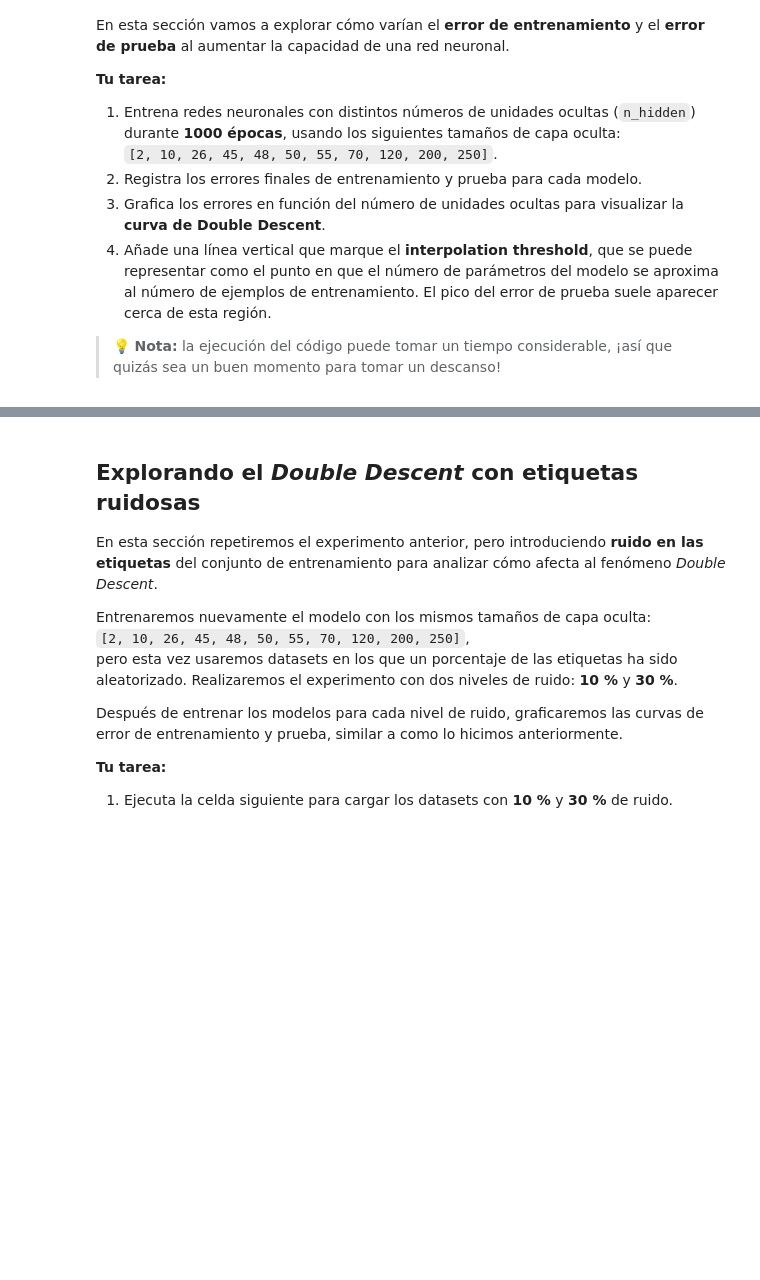
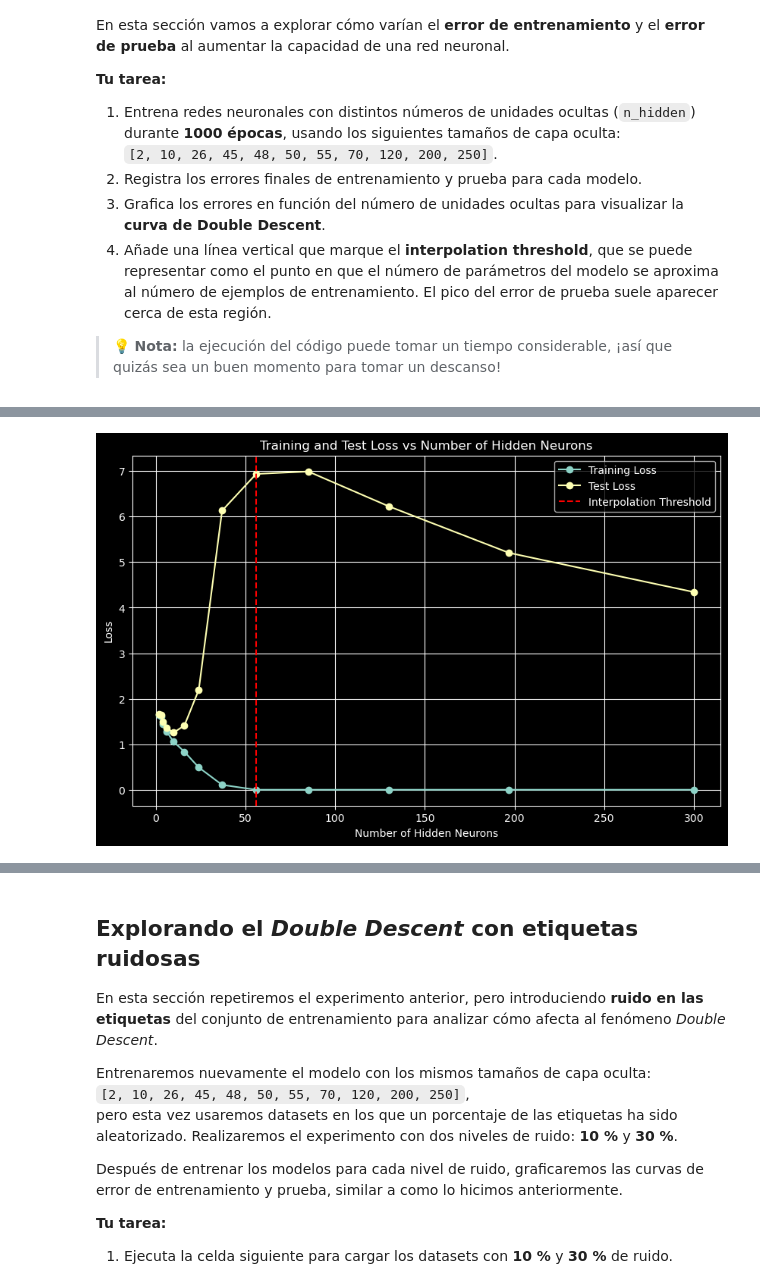
Before and after one commit to joacoguerrae/modelos_dl, a Jupyter notebook: Entrega 2/Notebook_Double_Descent.ipynb, the cells around one changed output, grey strips where cells are left out. Saved outputs shown, nothing was run; the diff lists cells and outputs as text; code cells hidden in the pictures; blank space fills up the shorter version.

```diff
--- a/Entrega 2/Notebook_Double_Descent.ipynb
+++ b/Entrega 2/Notebook_Double_Descent.ipynb
@@ -147,0 +248,5 @@ En esta sección vamos a explorar cómo varían el **error de entrenamiento** y
+# %%
+# Generamos lista de neuronas en espacio geometrico
+
+hidden_neurons_list = np.geomspace(2, 300, dtype=int, num=13)
+print("Hidden Neurons List:", hidden_neurons_list)
@@ -147,0 +255,17 @@ En esta sección vamos a explorar cómo varían el **error de entrenamiento** y
+# %%
+# Entrenamos y evaluamos modelos con diferentes números de neuronas ocultas
+#hidden_neurons_list = [2, 10, 26, 45, 48, 50, 55, 70, 120, 200, 250]
+
+train_losses = []
+test_losses = []
+train_accuracies = []
+test_accuracies = []
+
+for n_hidden in hidden_neurons_list:
+    print(f'Training model with {n_hidden} hidden neurons...')
+    model = get_model(n_hidden)
+    train_loss, test_loss, train_accuracy, test_accuracy = train_model(model, data)
+    train_losses.append(train_loss)
+    test_losses.append(test_loss)
+    train_accuracies.append(train_accuracy)
+    test_accuracies.append(test_accuracy)
@@ -147,0 +290,16 @@ En esta sección vamos a explorar cómo varían el **error de entrenamiento** y
+# %%
+# Plotear las pérdidas de entrenamiento y prueba
+plt.figure(figsize=(10, 6))
+plt.plot(hidden_neurons_list, train_losses, marker='o', label='Training Loss')
+plt.plot(hidden_neurons_list, test_losses, marker='o', label='Test Loss')
+plt.xlabel('Number of Hidden Neurons')
+plt.ylabel('Loss')
+plt.title('Training and Test Loss vs Number of Hidden Neurons')
+
+# Ploteamos el interpolation threshold, aproximadamente en 56 neuronas
+plt.axvline(x=56, color='r', linestyle='--', label='Interpolation Threshold')
+plt.legend()
+plt.grid(True)
+plt.show()
+# %% [output]
+[figure, added]
```
Also changed, not shown: parts of 20 cells of this notebook, 1 other file.
